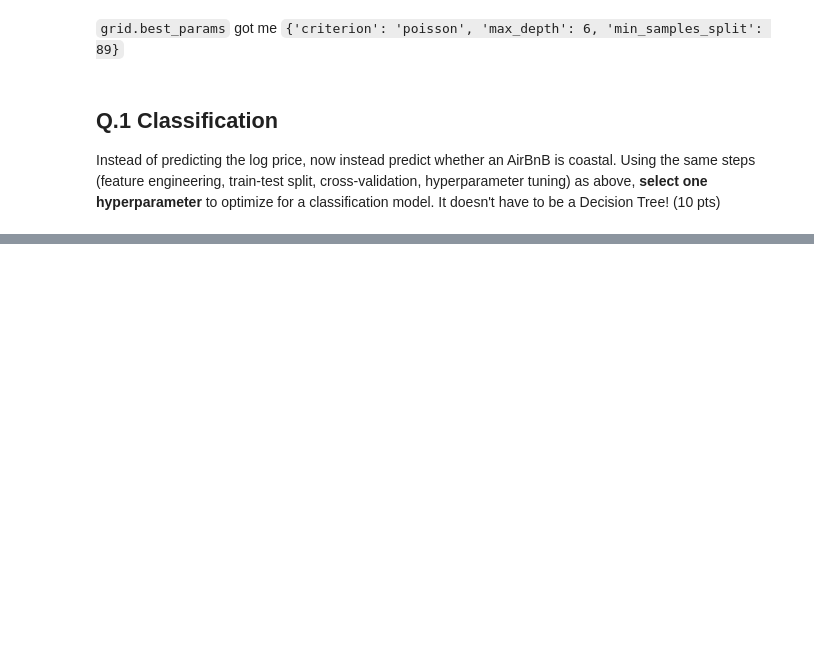
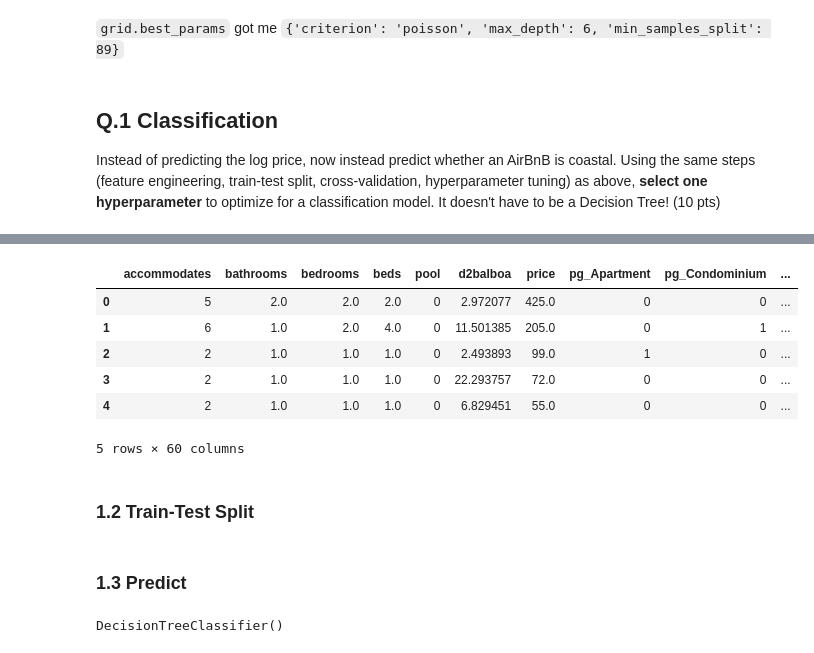
Before and after one commit to Keplex/4680_5680_intro_uds, a Jupyter notebook: Week12/w12_hyperparameters_modeltuning.ipynb, the cells around one changed output, grey strips where cells are left out. Drawn from its saved outputs; the diff is of its cells as text; code cells hidden in the pictures; blank space fills up the shorter version.

```diff
--- a/Week12/w12_hyperparameters_modeltuning.ipynb
+++ b/Week12/w12_hyperparameters_modeltuning.ipynb
@@ -279,3 +303,13 @@ grid.best_params_
 # %% [markdown]
 ## Q.1 Classification
 Instead of predicting the log price, now instead predict whether an AirBnB is coastal. Using the same steps (feature engineering, train-test split, cross-validation, hyperparameter tuning) as above, **select one hyperparameter** to optimize for a classification model. It doesn't have to be a Decision Tree! (10 pts)
+# %%
+### Re-create the database (because we are gonna re-do the feature engineering step)
+db_1 = gpd.read_file("https://www.dropbox.com/s/zkucu7jf1xug869/regression_db.geojson?dl=1")
+# %%
+### Use 'coastal' as regressor (we use 'price' here in X, not 'log_price')
+y = db_1['coastal']
+X = db_1[['accommodates', 'bathrooms', 'bedrooms', 'beds', 'pool',
+       'd2balboa', 'price', 'pg_Apartment',
+       'pg_Condominium', 'pg_House', 'pg_Other', 'pg_Townhouse',
+       'rt_Entire_home/apt', 'rt_Private_room', 'rt_Shared_room']]
@@ -281,0 +318,3 @@ Instead of predicting the log price, now instead predict whether an AirBnB is co
+# %%
+### Create neighborhood dummies
+neighborhood_dummies = pd.get_dummies(db_1['neighborhood'])
@@ -281,0 +331,12 @@ Instead of predicting the log price, now instead predict whether an AirBnB is co
+# %%
+X = pd.concat([X, neighborhood_dummies],axis=1)
+# %%
+X.head()
+# %% [output]
+|  | accommodates | bathrooms | bedrooms | beds | pool | d2balboa | price | pg_Apartment | pg_Condominium | ... |
+| 0 | 5 | 2.0 | 2.0 | 2.0 | 0 | 2.972077 | 425.0 | 0 | 0 | ... |
+| 1 | 6 | 1.0 | 2.0 | 4.0 | 0 | 11.501385 | 205.0 | 0 | 1 | ... |
+| 2 | 2 | 1.0 | 1.0 | 1.0 | 0 | 2.493893 | 99.0 | 1 | 0 | ... |
+| 3 | 2 | 1.0 | 1.0 | 1.0 | 0 | 22.293757 | 72.0 | 0 | 0 | ... |
+| 4 | 2 | 1.0 | 1.0 | 1.0 | 0 | 6.829451 | 55.0 | 0 | 0 | ... |
+5 rows × 60 columns
@@ -281,0 +351,2 @@ Instead of predicting the log price, now instead predict whether an AirBnB is co
+# %% [markdown]
+### 1.2 Train-Test Split
@@ -281,0 +358,2 @@ Instead of predicting the log price, now instead predict whether an AirBnB is co
+# %% [markdown]
+### 1.3 Predict
@@ -281,0 +369,7 @@ Instead of predicting the log price, now instead predict whether an AirBnB is co
+# %%
+### We use Decision Tree Classifier for this model
+model = DecisionTreeClassifier()
+
+model.fit(X_train, y_train)
+# %% [output]
+DecisionTreeClassifier()
```
Also changed, not shown: parts of 32 cells of this notebook, 1 other file.
